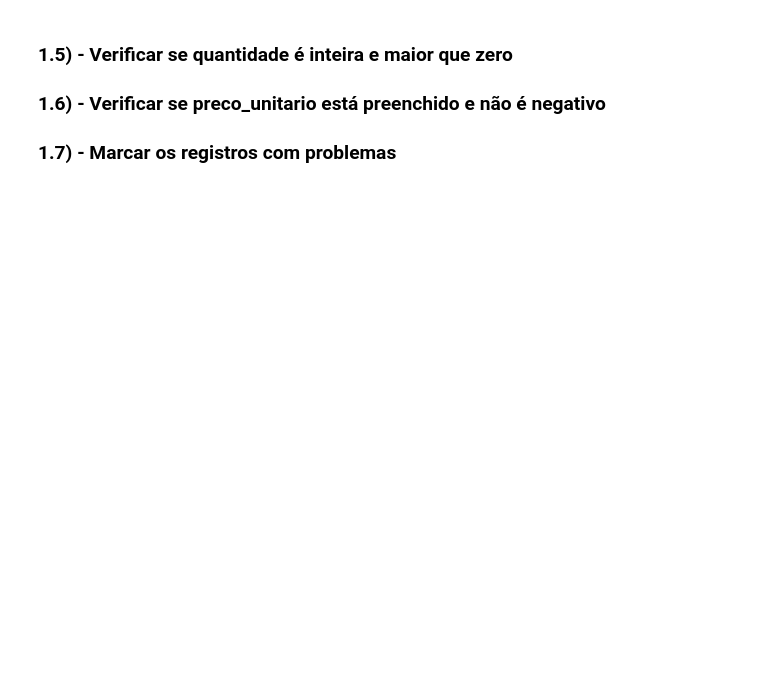
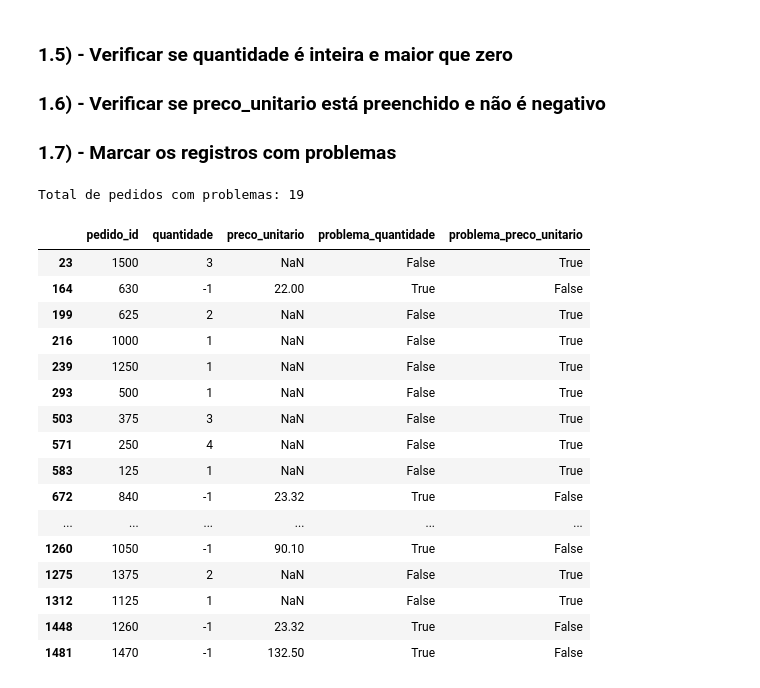
Before and after one commit to fep84/sctec_mini-projeto_avaliativo, a Jupyter notebook: sctec_mini-projeto_avaliativo.ipynb, the cells around one changed output. Cells and saved outputs as stored; diff of their text form; code cells hidden in the pictures; blank space fills up the shorter version.

```diff
--- a/sctec_mini-projeto_avaliativo.ipynb
+++ b/sctec_mini-projeto_avaliativo.ipynb
@@ -44,26 +61,41 @@ Categorias vazias: 18
 ### 1.5) - Verificar se quantidade é inteira e maior que zero
 ### 1.6) - Verificar se preco_unitario está preenchido e não é negativo
 ### 1.7) - Marcar os registros com problemas
-# %%
-# pd.to_numeric(..., errors="coerce") tenta interpretar os valores como números;
-# valores vazios ou inválidos ficam marcados como ausentes nas variáveis usadas para a verificação.
-# As colunas originais não são corrigidas nem substituídas.
-
-quantidade_num = pd.to_numeric(df["quantidade"], errors="coerce")
-quantidade_valida = (
-    quantidade_num.notna()
-    & quantidade_num.gt(0)
-    & quantidade_num.mod(1).eq(0)
-)
-df["problema_quantidade"] = ~quantidade_valida
-
-
-preco_num = pd.to_numeric(df["preco_unitario"], errors="coerce")
-preco_valido = preco_num.notna() & preco_num.ge(0)
-df["problema_preco_unitario"] = ~preco_valido
-
-
-# Marca a linha se houver problema em quantidade ou preço.
-df["tem_problema_numerico"] = (
-    df["problema_quantidade"] | df["problema_preco_unitario"]
-)
+# %%
+# Seleciona somente os pedidos com problema numérico.
+pedidos_com_problema = df.loc[df["tem_problema_numerico"]]
+
+# Mostra quantos pedidos foram encontrados.
+print("Total de pedidos com problemas:", len(pedidos_com_problema))
+
+# Exibe os dados que ajudam a identificar o problema em cada pedido.
+display(
+    pedidos_com_problema[
+        [
+            "pedido_id",
+            "quantidade",
+            "preco_unitario",
+            "problema_quantidade",
+            "problema_preco_unitario",
+        ]
+    ]
+)
+# %% [output]
+Total de pedidos com problemas: 19
+|  | pedido_id | quantidade | preco_unitario | problema_quantidade | problema_preco_unitario |
+| 23 | 1500 | 3 | NaN | False | True |
+| 164 | 630 | -1 | 22.00 | True | False |
+| 199 | 625 | 2 | NaN | False | True |
+| 216 | 1000 | 1 | NaN | False | True |
+| 239 | 1250 | 1 | NaN | False | True |
+| 293 | 500 | 1 | NaN | False | True |
+| 503 | 375 | 3 | NaN | False | True |
+| 571 | 250 | 4 | NaN | False | True |
+| 583 | 125 | 1 | NaN | False | True |
+| 672 | 840 | -1 | 23.32 | True | False |
+| ... | ... | ... | ... | ... | ... |
+| 1260 | 1050 | -1 | 90.10 | True | False |
+| 1275 | 1375 | 2 | NaN | False | True |
+| 1312 | 1125 | 1 | NaN | False | True |
+| 1448 | 1260 | -1 | 23.32 | True | False |
+| 1481 | 1470 | -1 | 132.50 | True | False |
```
Also changed, not shown: parts of 59 cells of this notebook, 2 other files.
